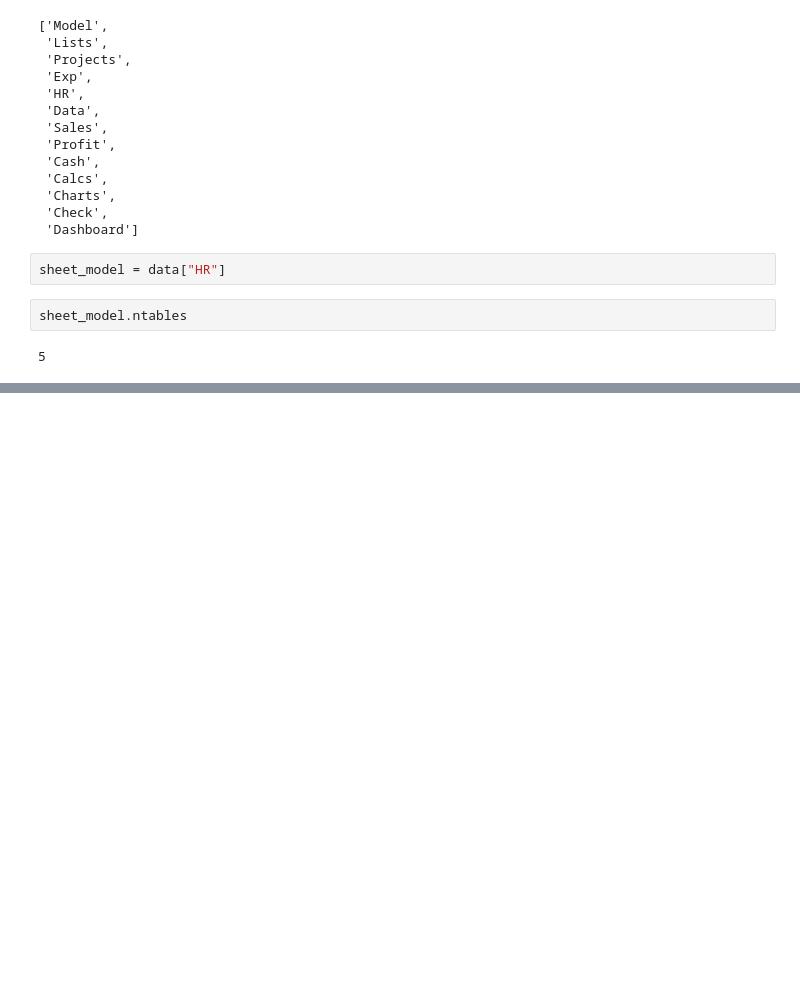
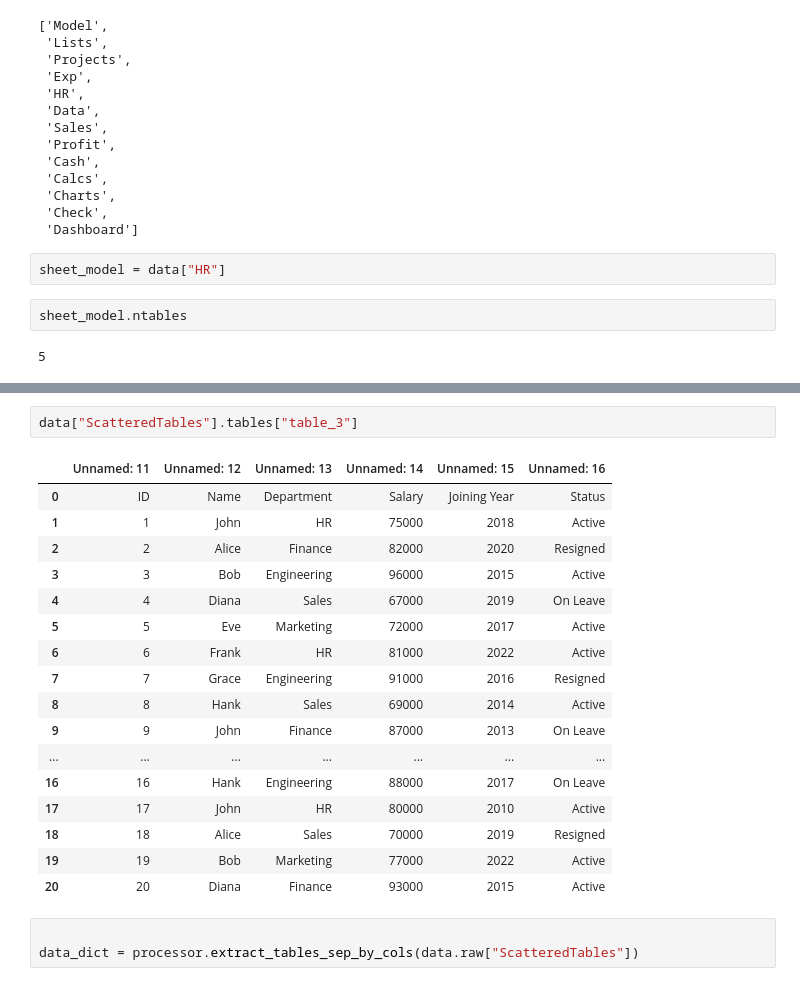
Before and after one commit to Krushi-Jethe/excel-lens, a Jupyter notebook: notebooks/005-kj-processor-enhancements.ipynb, the cells around one changed output, grey strips where cells are left out. Drawn from its saved outputs; the diff is of its cells as text; blank space fills up the shorter version.

```diff
--- a/notebooks/005-kj-processor-enhancements.ipynb
+++ b/notebooks/005-kj-processor-enhancements.ipynb
@@ -37,0 +77,23 @@ sheet_model.ntables
+# %%
+data["ScatteredTables"].tables["table_3"]
+# %% [output]
+|  | Unnamed: 11 | Unnamed: 12 | Unnamed: 13 | Unnamed: 14 | Unnamed: 15 | Unnamed: 16 |
+| 0 | ID | Name | Department | Salary | Joining Year | Status |
+| 1 | 1 | John | HR | 75000 | 2018 | Active |
+| 2 | 2 | Alice | Finance | 82000 | 2020 | Resigned |
+| 3 | 3 | Bob | Engineering | 96000 | 2015 | Active |
+| 4 | 4 | Diana | Sales | 67000 | 2019 | On Leave |
+| 5 | 5 | Eve | Marketing | 72000 | 2017 | Active |
+| 6 | 6 | Frank | HR | 81000 | 2022 | Active |
+| 7 | 7 | Grace | Engineering | 91000 | 2016 | Resigned |
+| 8 | 8 | Hank | Sales | 69000 | 2014 | Active |
+| 9 | 9 | John | Finance | 87000 | 2013 | On Leave |
+| ... | ... | ... | ... | ... | ... | ... |
+| 16 | 16 | Hank | Engineering | 88000 | 2017 | On Leave |
+| 17 | 17 | John | HR | 80000 | 2010 | Active |
+| 18 | 18 | Alice | Sales | 70000 | 2019 | Resigned |
+| 19 | 19 | Bob | Marketing | 77000 | 2022 | Active |
+| 20 | 20 | Diana | Finance | 93000 | 2015 | Active |
+# %%
+
+data_dict = processor.extract_tables_sep_by_cols(data.raw["ScatteredTables"])
```
Also changed, not shown: parts of 10 cells of this notebook, 2 other files.
